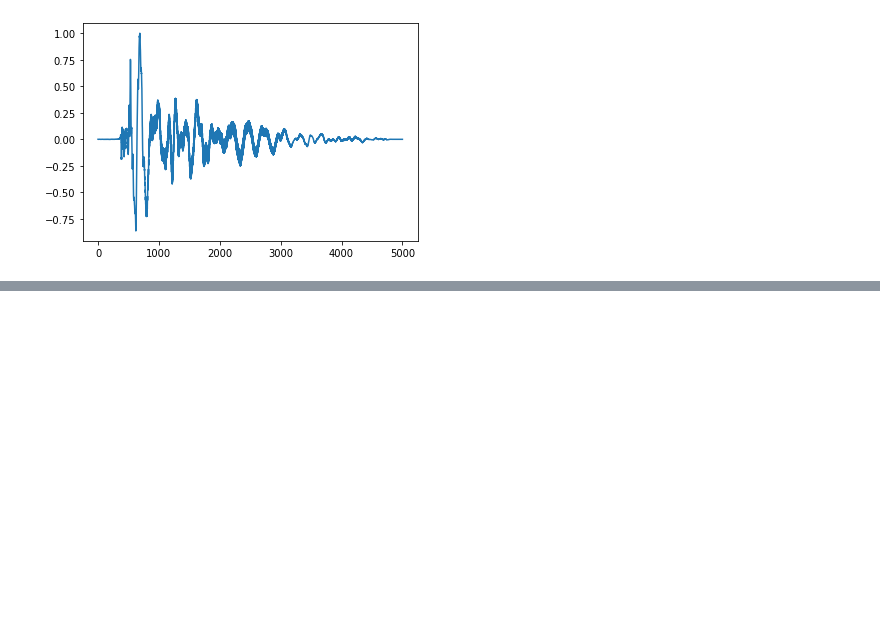
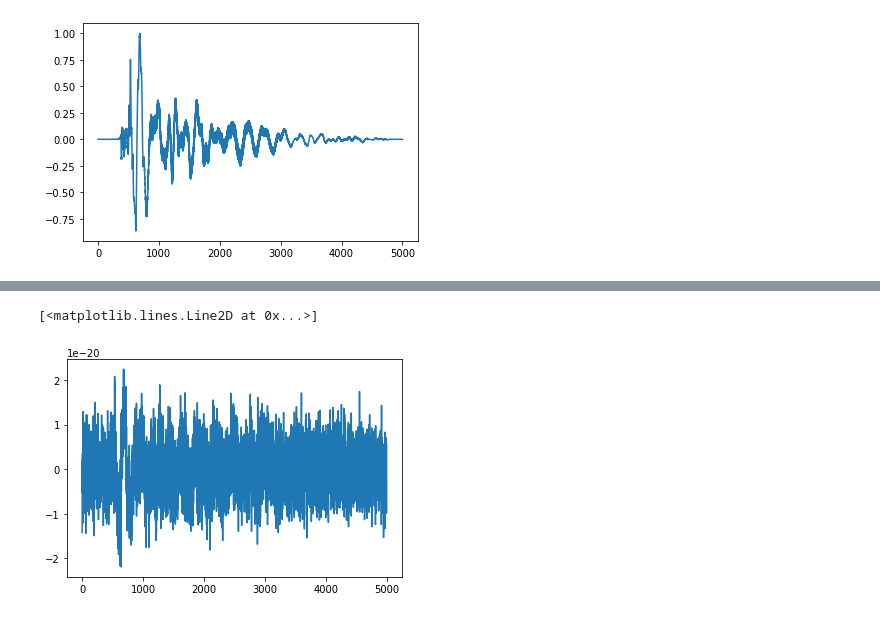
Before and after one commit to Calista-F/D-and-C, a Jupyter notebook: Signal_denoising.ipynb, the cells around one changed output, grey strips where cells are left out. Cells and saved outputs as stored; diff of their text form; code cells hidden in the pictures; blank space fills up the shorter version.

```diff
--- a/Signal_denoising.ipynb
+++ b/Signal_denoising.ipynb
@@ -133,0 +207,7 @@ plt.show()
+# %%
+torres_noisy = torres_df.loc[20000:25000]
+torres_noisy.reset_index(drop='True',inplace=True)
+plt.plot(torres_noisy)
+# %% [output]
+[<matplotlib.lines.Line2D at 0x...>]
+[figure, added]
```
Also changed, not shown: parts of 29 cells of this notebook.
